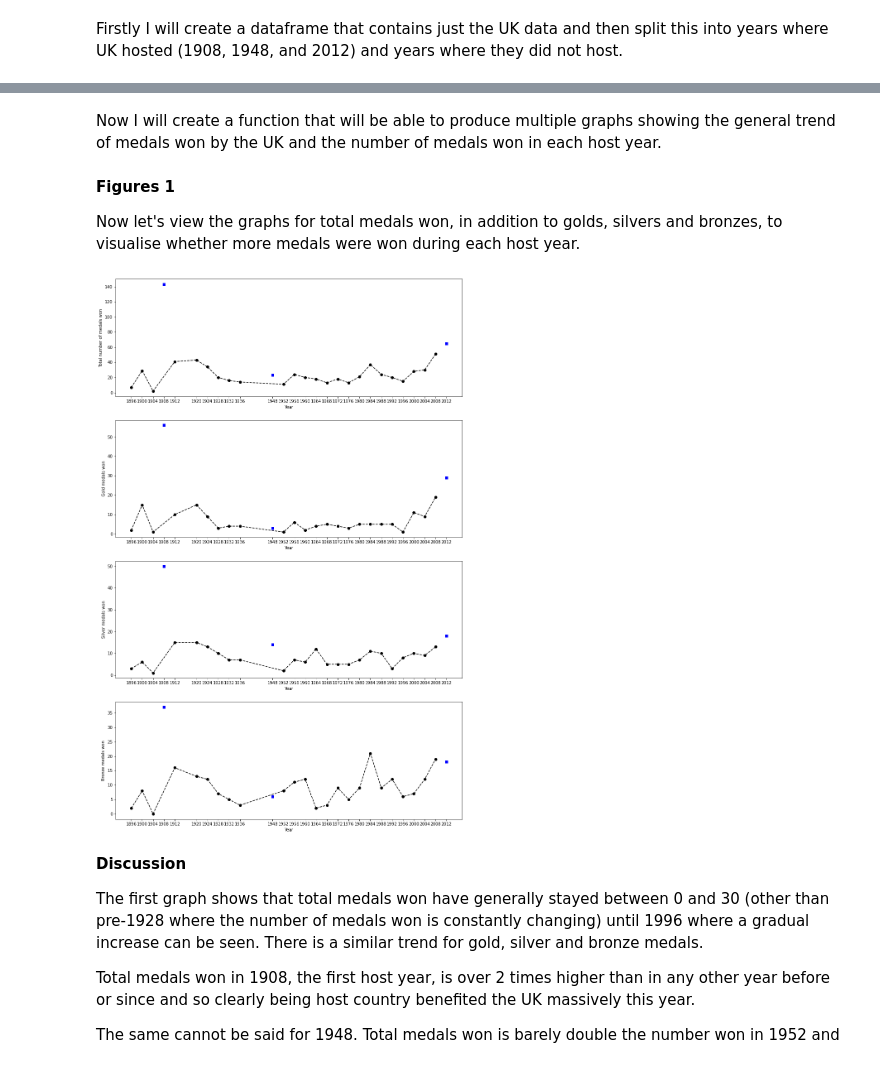
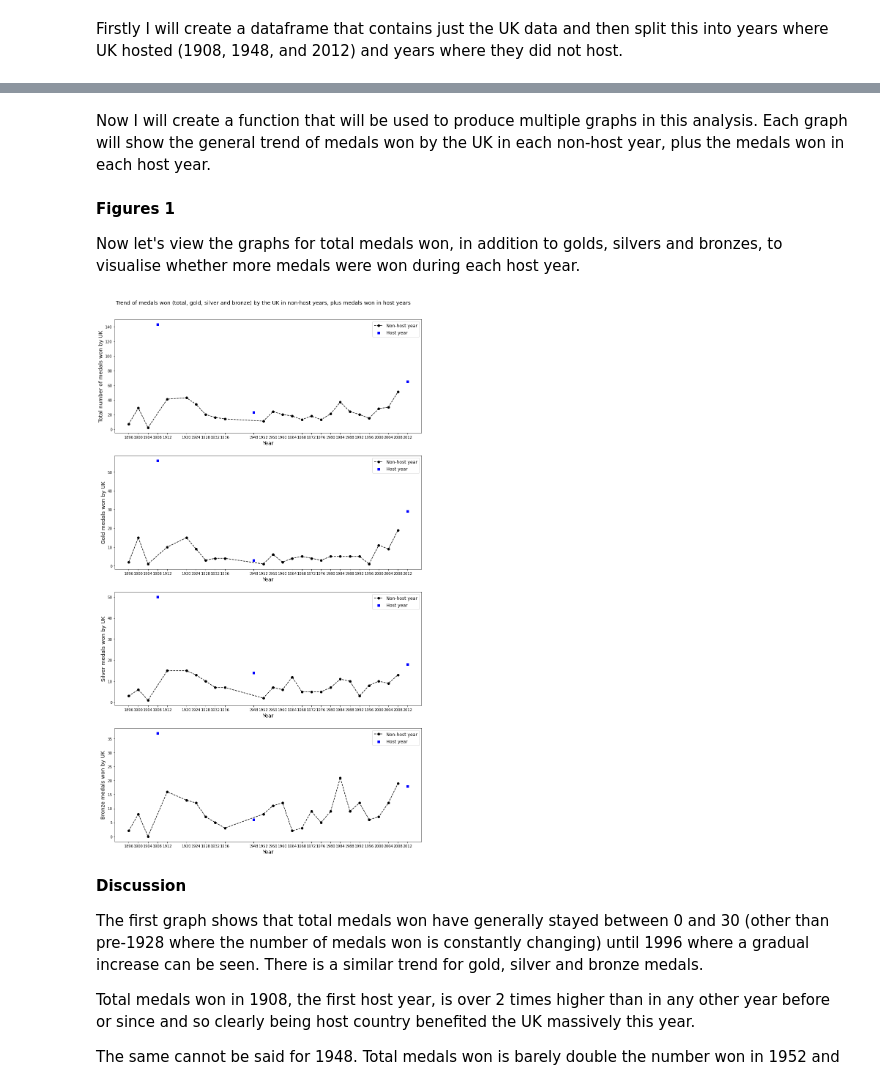
Before and after one commit to PIC216/My_Kaggle_Notebooks, a Jupyter notebook: olympics-host-country-advantage-for-uk.ipynb, the cells around one changed output, grey strips where cells are left out. Cells and saved outputs as stored; diff of their text form; code cells hidden in the pictures.

Commit message:
Kaggle Notebook | Olympics: Host Country Advantage for UK | Version 2

```diff
--- a/olympics-host-country-advantage-for-uk.ipynb
+++ b/olympics-host-country-advantage-for-uk.ipynb
@@ -49,5 +42,6 @@ uk_nothost.head()
 # %% [markdown]
-Now I will create a function that will be able to produce multiple graphs showing the general trend of medals won by the UK and the number of medals won in each host year.
+Now I will create a function that will be used to produce multiple graphs in this analysis.
+Each graph will show the general trend of medals won by the UK in each non-host year, plus the medals won in each host year.
 # %%
 def host_country_advantage_graph(axis, years, medals, years_hosted, medals_h, ylabel):
     """
@@ -57,10 +51,11 @@ def host_country_advantage_graph(axis, years, medals, years_hosted, medals_h, yl
     all_years = years.append(years_hosted)
     # axes.figure(figsize=(15, 6))
     axis.set_xticks(all_years)
-    axis.set_xlabel("Year")
-    axis.set_ylabel(ylabel)
-    axis.plot(years, medals, color = 'k', linestyle = "--", marker = "o")
-    axis.scatter(years_hosted, medals_h, color = 'b', marker = "s")
+    axis.set_xlabel("Year", fontsize = "x-large")
+    axis.set_ylabel(ylabel, fontsize = "x-large")
+    axis.plot(years, medals, color = 'k', linestyle = "--", marker = "o", label = "Non-host year")
+    axis.scatter(years_hosted, medals_h, color = 'b', marker = "s", label = "Host year")
+    axis.legend(loc = "upper right", fontsize = "large")
 # %% [markdown]
 **Figures 1**
 
@@ -68,25 +63,27 @@ Now let's view the graphs for total medals won, in addition to golds, silvers an
 # %%
 # Creating lists for the years and (total, gold, silver and bronze) medals won in each year.
 years = uk_nothost['Year']
 years_h = uk_host['Year']
 medals = uk_nothost['Medals']
 medals_h = uk_host['Medals']
 golds = uk_nothost['Golds']
 golds_h = uk_host['Golds']
 silvers = uk_nothost['Silvers']
 silvers_h = uk_host['Silvers']
 bronzes = uk_nothost['Bronzes']
 bronzes_h = uk_host['Bronzes']
 
 # Visualising the number of medals won (total, gold, silver and bronze).
 fig, ax = plt.subplots(4,1,figsize=(15, 24))
-host_country_advantage_graph(ax[0], years, medals, years_h, medals_h, "Total number of medals won")
-host_country_advantage_graph(ax[1], years, golds, years_h, golds_h, "Gold medals won")
-host_country_advantage_graph(ax[2], years, silvers, years_h, silvers_h, "Silver medals won")
-host_country_advantage_graph(ax[3], years, bronzes, years_h, bronzes_h, "Bronze medals won")
+host_country_advantage_graph(ax[0], years, medals, years_h, medals_h, "Total number of medals won by UK")
+host_country_advantage_graph(ax[1], years, golds, years_h, golds_h, "Gold medals won by UK")
+host_country_advantage_graph(ax[2], years, silvers, years_h, silvers_h, "Silver medals won by UK")
+host_country_advantage_graph(ax[3], years, bronzes, years_h, bronzes_h, "Bronze medals won by UK")
+fig.suptitle("Trend of medals won (total, gold, silver and bronze) by the UK in non-host years, plus medals won in host years", fontsize = "x-large")
+fig.subplots_adjust(top=0.95)
 plt.show()
 # %% [output]
-[figure, old version]
+[figure, new version]
 # %% [markdown]
 **Discussion**
 
```
Also changed, not shown: parts of 3 cells of this notebook.
